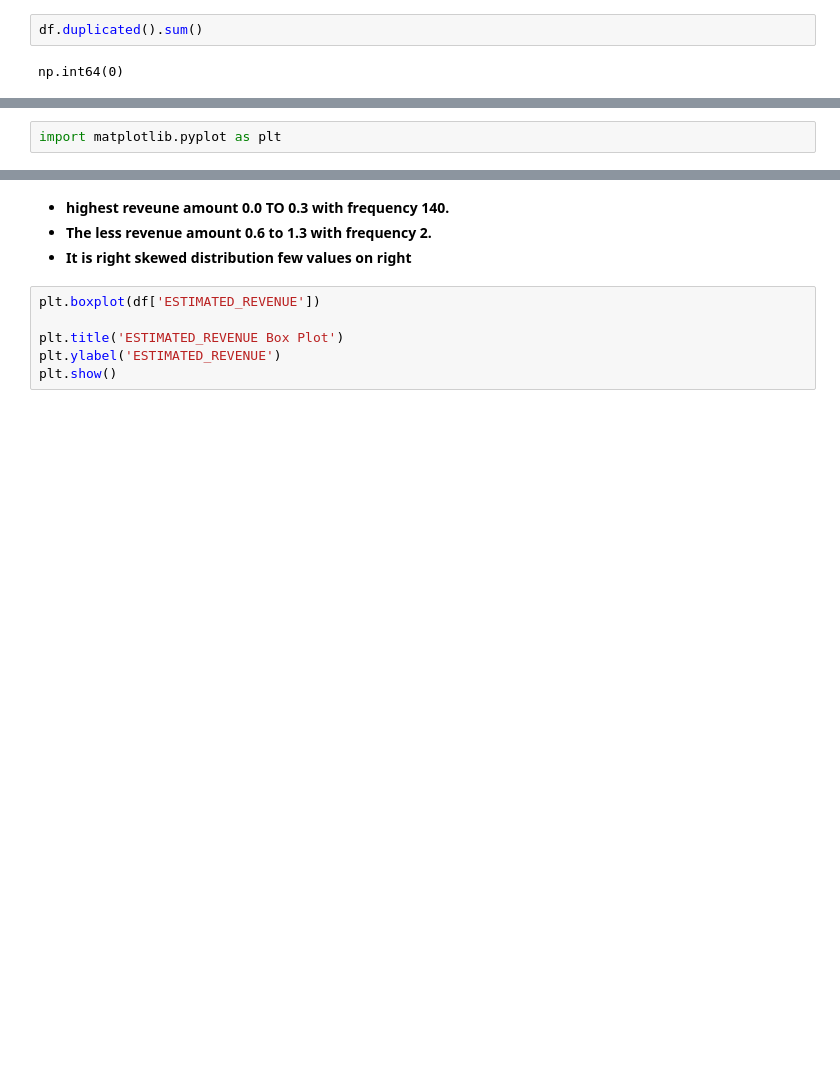
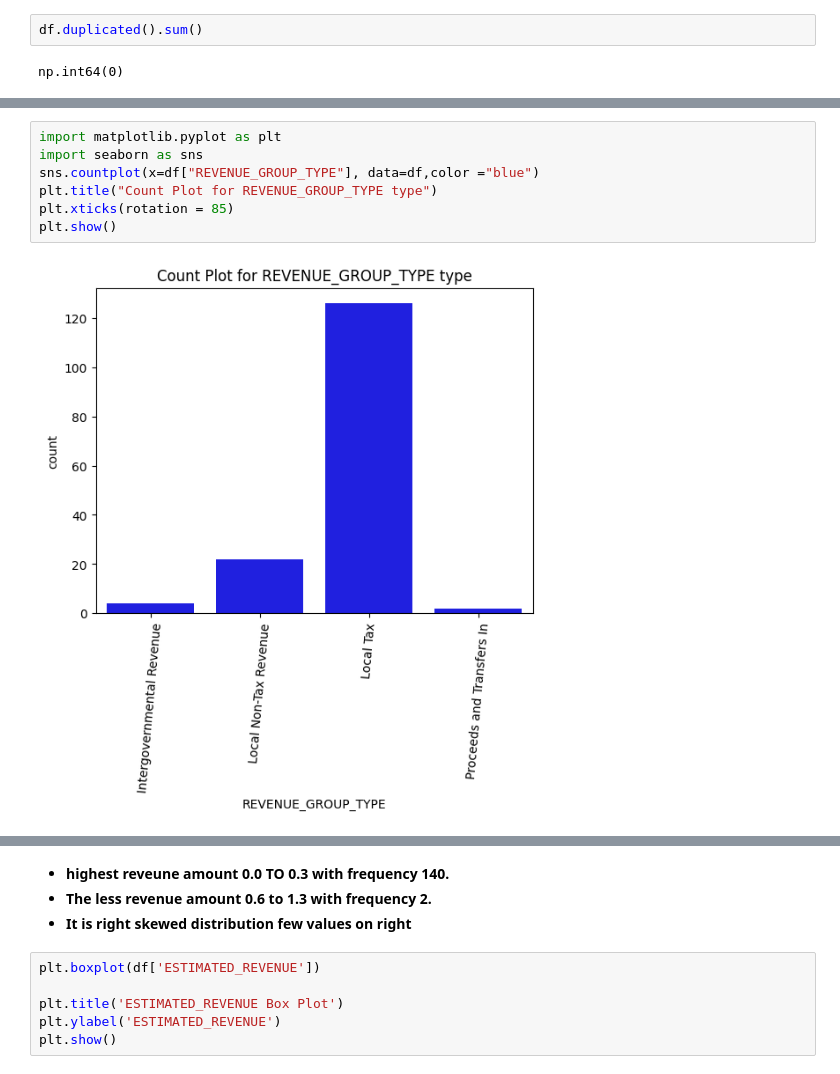
Before and after one commit to vaishnavipund94/Budget_Recomandation_revenue, a Jupyter notebook: Budget Recomm Vaishnavi (1).ipynb, the cells around one changed output, grey strips where cells are left out. Cells and saved outputs as stored; diff of their text form; blank space fills up the shorter version.

```diff
--- a/Budget Recomm Vaishnavi (1).ipynb
+++ b/Budget Recomm Vaishnavi (1).ipynb
@@ -148,2 +149,9 @@ df.head()
-# %%
-import matplotlib.pyplot as plt
+# %%
+import matplotlib.pyplot as plt
+import seaborn as sns
+sns.countplot(x=df["REVENUE_GROUP_TYPE"], data=df,color ="blue")
+plt.title("Count Plot for REVENUE_GROUP_TYPE type")
+plt.xticks(rotation = 85)
+plt.show()
+# %% [output]
+[figure, added]
```
Also changed, not shown: parts of 24 cells of this notebook.
